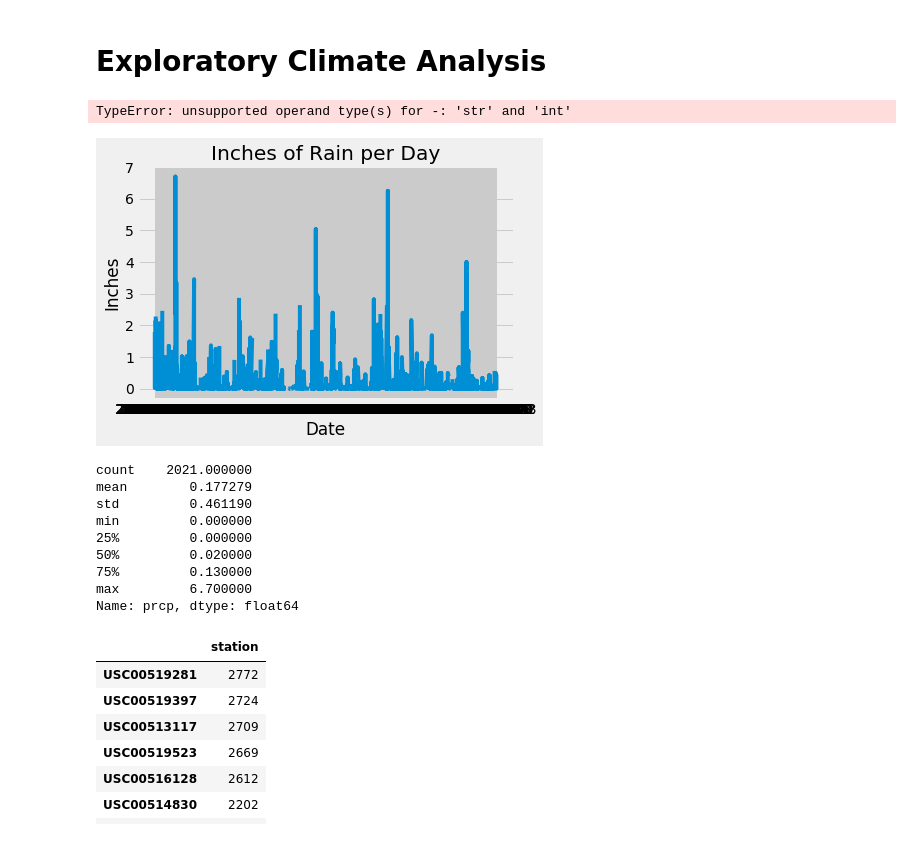
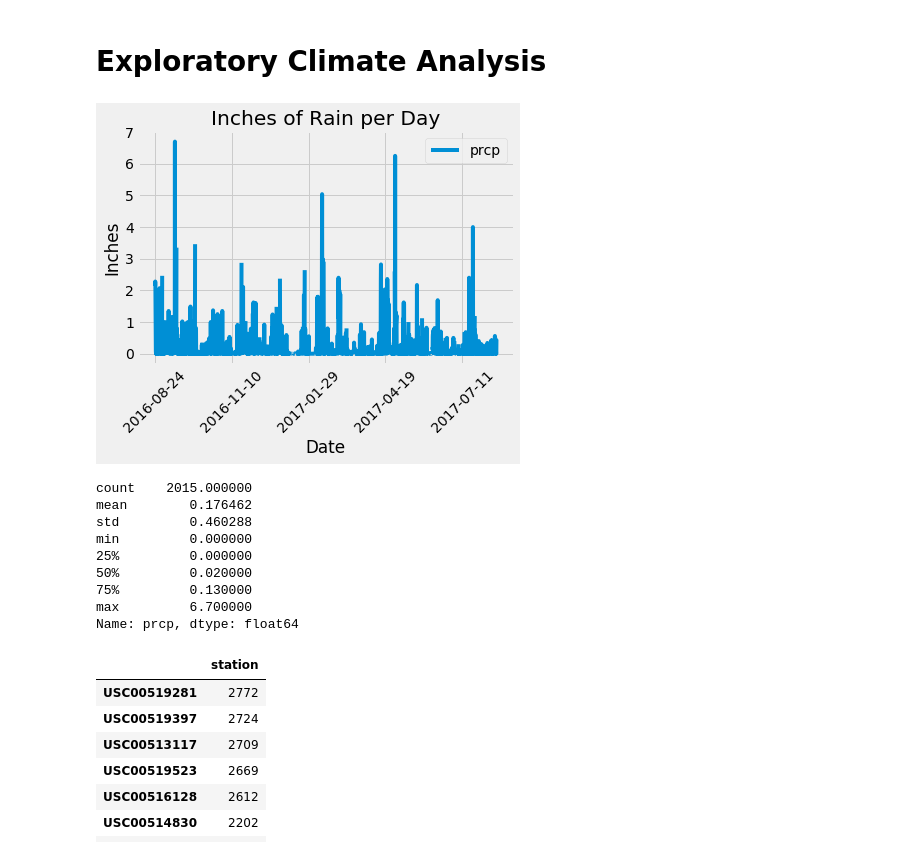
Before and after one commit to BenFarniok/sqlalchemy-challenge, a Jupyter notebook: climate_starter.ipynb, the cells around one changed output. Saved outputs shown, nothing was run; the diff lists cells and outputs as text; code cells hidden in the pictures.

Commit message:
added a fix for graph

```diff
--- a/climate_starter.ipynb
+++ b/climate_starter.ipynb
@@ -53,39 +54,36 @@ tobs FLOAT
 # %%
 # Design a query to retrieve the last 12 months of precipitation data and plot the results
 engine.execute('SELECT date, prcp FROM measurement').fetchall()
 # Calculate the date 1 year ago from the last data point in the database
 latest_date = session.query(measurements.date).order_by(measurements.date.desc()).first()
-year_agos=dt.datetime.strptime(latest_date[0],"%Y-%m-%d")-dt.timedelta(days=365)
+year_ago=dt.datetime.strptime(latest_date[0],"%Y-%m-%d")-dt.timedelta(days=365)
 
 # last_date ='2017-08-23'
 # year_ago ='2016-08-23'
 # Perform a query to retrieve the data and precipitation scores
 date_per = session.query(measurements.date, measurements.prcp).filter(measurements.date>= year_ago)
 # # # Save the query results as a Pandas DataFrame and set the index to the date column
 date_per
 percip_df = pd.DataFrame(date_per)
 date_df= percip_df.set_index(['date'])
 
 # Sort the dataframe by date
 sorted_df=date_df.sort_index()
 # Use Pandas Plotting with Matplotlib to plot the data
-ax = plt.plot(sorted_df.index,sorted_df['prcp'])
-plt.plot(x_compat=True)
+sorted_df.plot(x_compat=True, rot=45)
 plt.title('Inches of Rain per Day')
 plt.xlabel('Date')
 plt.ylabel('Inches')
-plt.xticks(np.arange(sorted_df.index))
 plt.show()
 # %% [output]
-TypeError: unsupported operand type(s) for -: 'str' and 'int'
-[figure, old version]
+[figure, new version]
 # %%
 # Use Pandas to calcualte the summary statistics for the precipitation data
 sorted_df['prcp'].describe()
 # %% [output]
-count    2021.000000
-mean        0.177279
-std         0.461190
+count    2015.000000
+mean        0.176462
+std         0.460288
 min         0.000000
 25%         0.000000
 50%         0.020000
```
Also changed, not shown: parts of 4 cells of this notebook.
